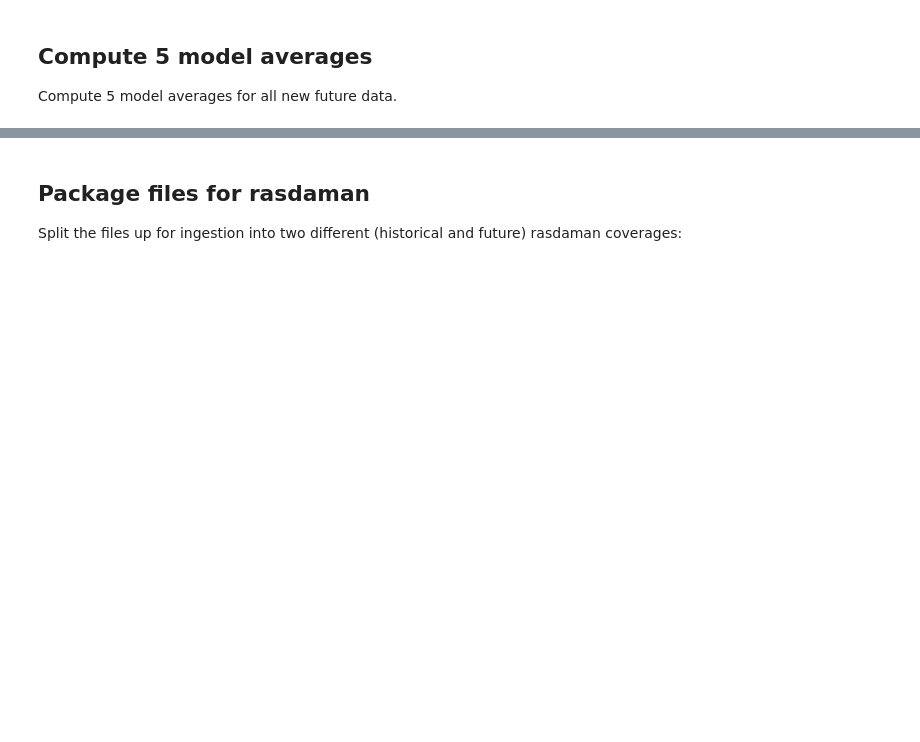
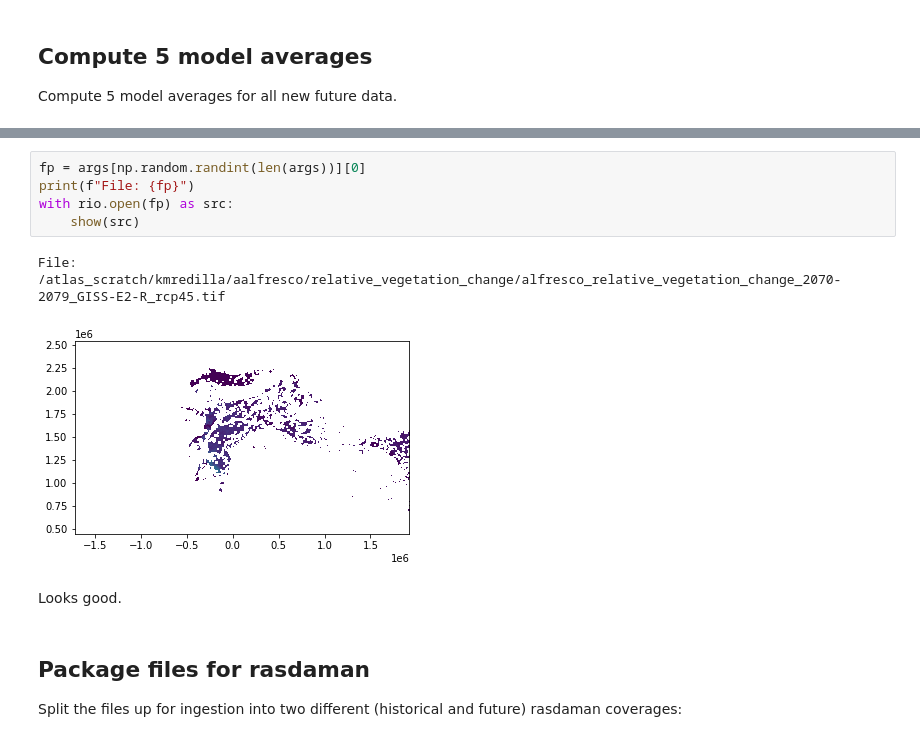
Before and after one commit to ua-snap/rasdaman-ingest, a Jupyter notebook: iem/alfresco/relative_vegetation_change/relative_vegetation_change.ipynb, the cells around one changed output, grey strips where cells are left out. Saved outputs shown, nothing was run; the diff lists cells and outputs as text; blank space fills up the shorter version.

```diff
--- a/iem/alfresco/relative_vegetation_change/relative_vegetation_change.ipynb
+++ b/iem/alfresco/relative_vegetation_change/relative_vegetation_change.ipynb
@@ -258,3 +298,13 @@ alfresco_relative_vegetation_change_2040-2049_5modelAvg_rcp45.tif
+# %%
+fp = args[np.random.randint(len(args))][0]
+print(f"File: {fp}")
+with rio.open(fp) as src:
+    show(src)
+# %% [output]
+File: /atlas_scratch/kmredilla/aalfresco/relative_vegetation_change/alfresco_relative_vegetation_change_2070-2079_GISS-E2-R_rcp45.tif
+[figure, added]
+# %% [markdown]
+Looks good.
 # %% [markdown]
 ## Package files for rasdaman
 
```
Also changed, not shown: parts of 25 cells of this notebook, 1 other file.
